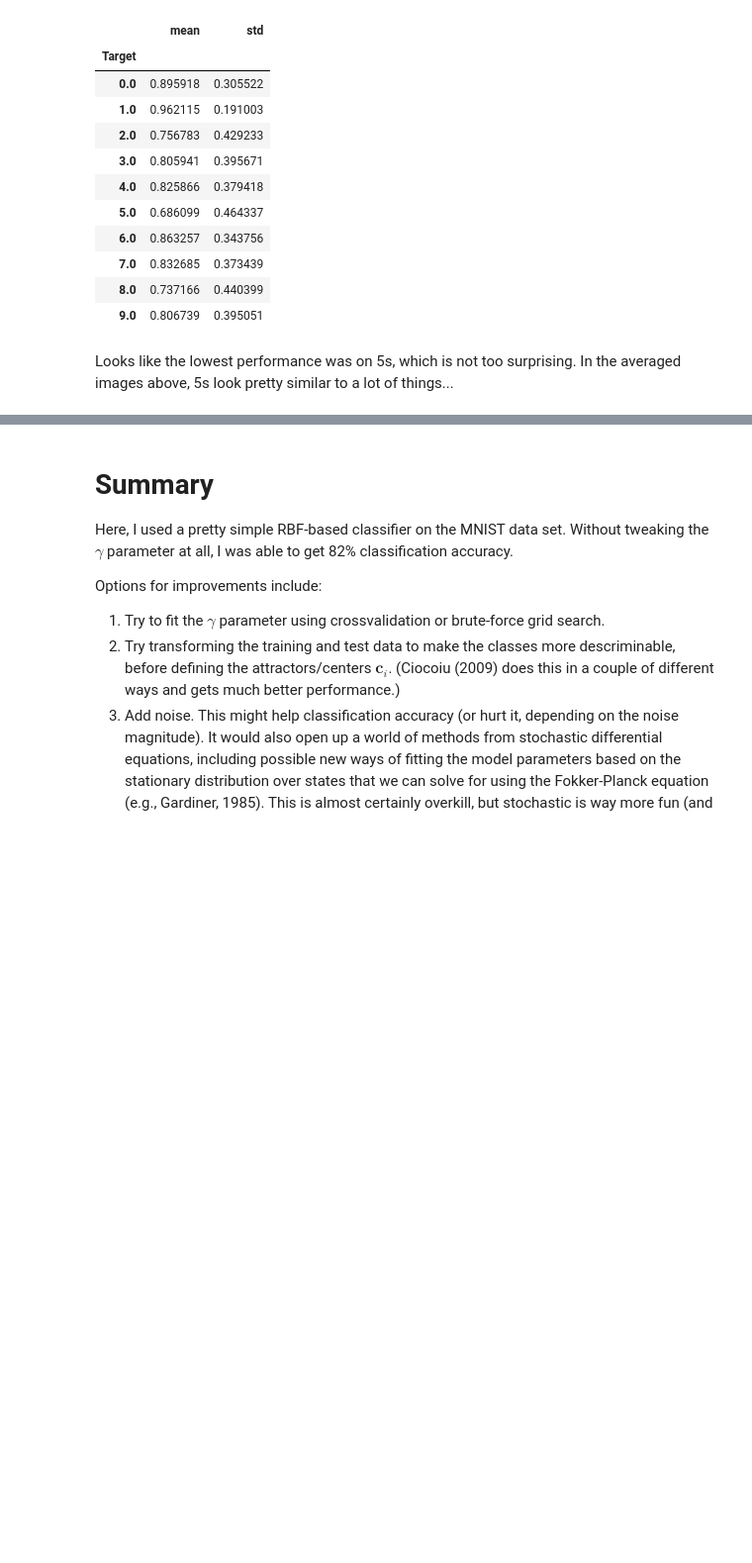
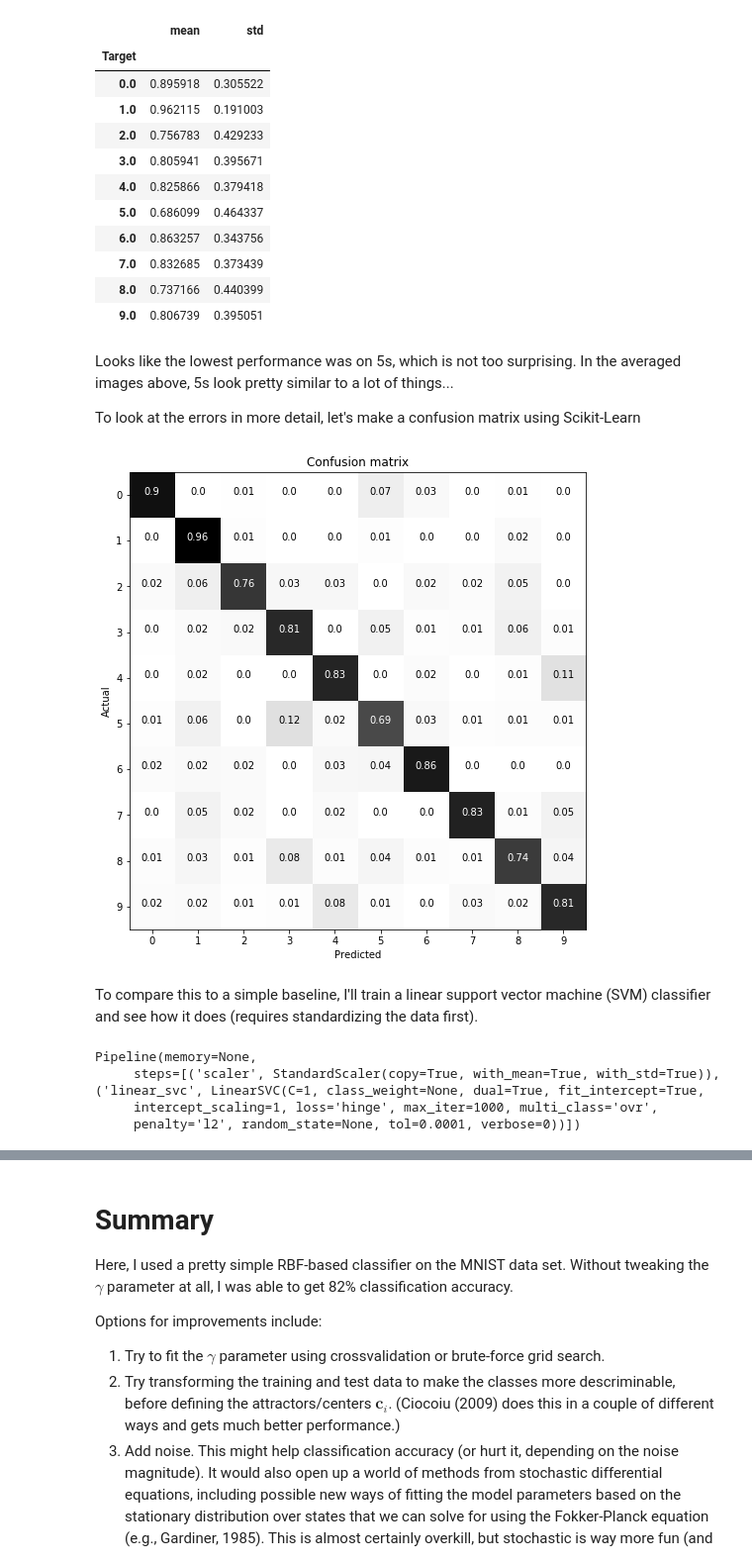
Before and after one commit to garrett-m-smith/MLFun, a Jupyter notebook: MNISTwRBFs.ipynb, the cells around one changed output, grey strips where cells are left out. Shown at 99% size. Drawn from its saved outputs; the diff is of its cells as text; code cells hidden in the pictures; blank space fills up the shorter version.

Commit message:
Make small updates and add linear SVM classifier for comparison. Unsurprisingly, SVM performs much better.

```diff
--- a/MNISTwRBFs.ipynb
+++ b/MNISTwRBFs.ipynb
@@ -217,3 +218,40 @@ data.groupby('Target')['Correct'].agg(['mean', 'std'])
 | 9.0 | 0.806739 | 0.395051 |
 # %% [markdown]
 Looks like the lowest performance was on 5s, which is not too surprising. In the averaged images above, 5s look pretty similar to a lot of things...
+
+To look at the errors in more detail, let's make a confusion matrix using Scikit-Learn
+# %%
+from sklearn.metrics import confusion_matrix
+from itertools import product
+conf_mat = confusion_matrix(data['Target'], data['Nearest'])
+cm_norm = conf_mat / conf_mat.sum(axis=1)
+# print(np.round(cm_norm, 2))
+
+plt.figure(figsize=(7, 7))
+plt.imshow(cm_norm, interpolation='nearest', cmap=plt.cm.gray_r)
+plt.xticks(np.arange(9, -1, -1))
+plt.yticks(np.arange(0, 10, 1))
+# plt.colorbar()
+for i, j in product(range(cm_norm.shape[0]), range(cm_norm.shape[1])):
+    plt.text(j, i, np.round(cm_norm[i, j], 2), horizontalalignment='center',
+             color="white" if cm_norm[i, j] > 0.6 else "black")
+plt.tight_layout()
+plt.title('Confusion matrix for RBF-based model')
+plt.ylabel('Actual')
+plt.xlabel('Predicted')
+plt.show()
+# %% [output]
+[figure, added]
+# %% [markdown]
+To compare this to a simple baseline, I'll train a linear support vector machine (SVM) classifier and see how it does (requires standardizing the data first).
+# %%
+from sklearn.pipeline import Pipeline
+from sklearn.preprocessing import StandardScaler
+from sklearn.svm import LinearSVC
+svm_clf = Pipeline((('scaler', StandardScaler()), ('linear_svc', LinearSVC(C=1, loss='hinge'))))
+svm_clf.fit(Xtrain, ytrain)  # takes a bit...
+# %% [output]
+Pipeline(memory=None,
+     steps=[('scaler', StandardScaler(copy=True, with_mean=True, with_std=True)), ('linear_svc', LinearSVC(C=1, class_weight=None, dual=True, fit_intercept=True,
+     intercept_scaling=1, loss='hinge', max_iter=1000, multi_class='ovr',
+     penalty='l2', random_state=None, tol=0.0001, verbose=0))])
```
Also changed, not shown: parts of 5 cells of this notebook.
